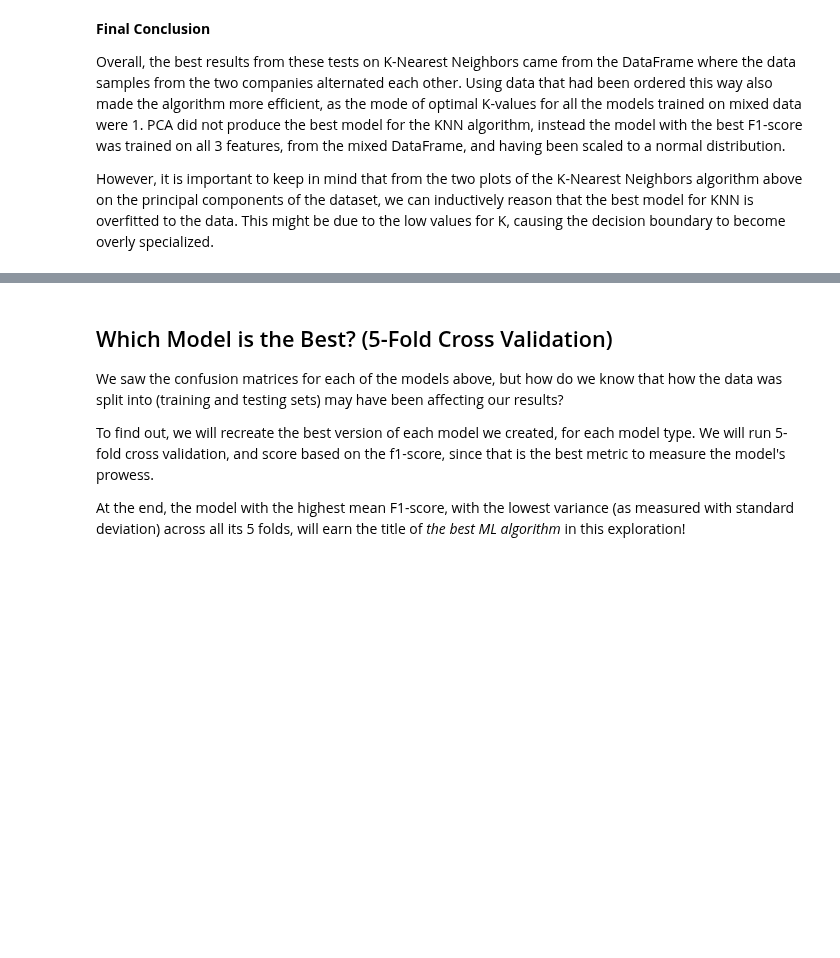
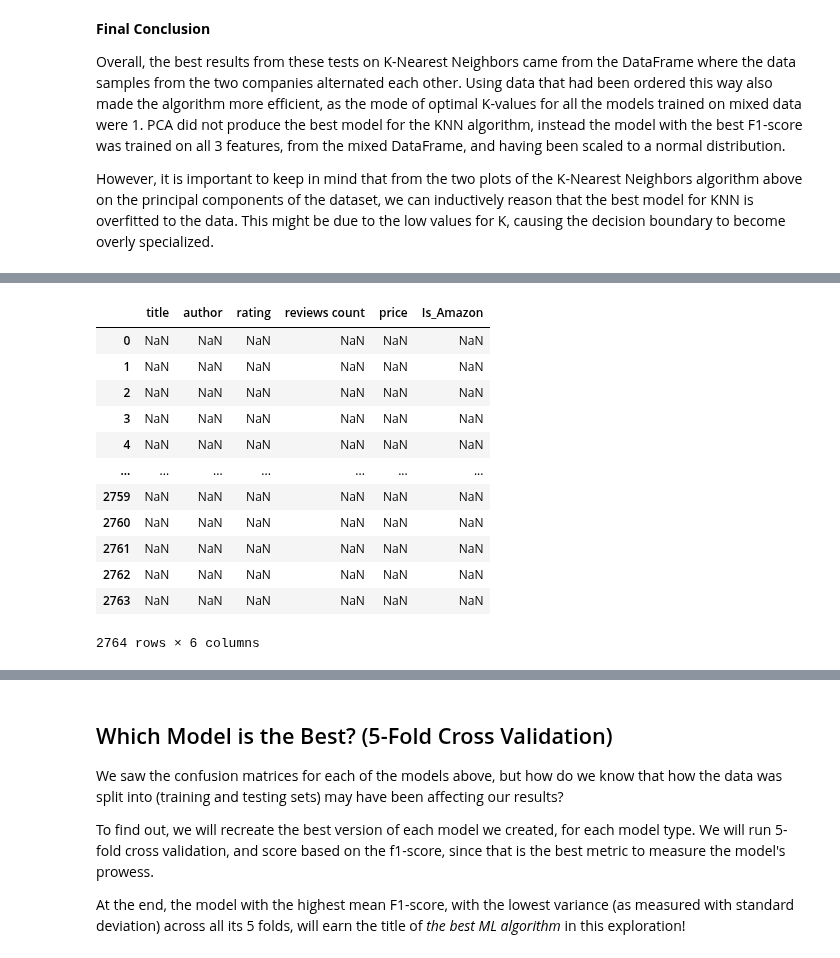
Before and after one commit to UPstartDeveloper/bookstore-classifier, a Jupyter notebook: classifications.ipynb, the cells around one changed output, grey strips where cells are left out. Cells and saved outputs as stored; diff of their text form; code cells hidden in the pictures; blank space fills up the shorter version.

```diff
--- a/classifications.ipynb
+++ b/classifications.ipynb
@@ -1394,0 +1409,14 @@ However, it is important to keep in mind that from the two plots of the K-Neares
+# %%
+def print_book_stats(company_type):
+    '''Describe the stats for books sold by one company, for each of the dataset features.'''
+    if company_type == 1:
+        company_name = 'Amazon'
+    else:  # company_type = 0
+        company_name = 'Flipkart'
+    print(f'Statistics for Books Sold on {company_name}')
+    # to make life easier, let's use the principal components of the data for these measurements
+    return all_books_mixed[all_books_mixed['Is_Amazon'] == company_type].describe()
+
+# to make life easier, let's use the principal components of the data for these measurements
+amzn_stats = print_book_stats(1)
+amzn_stats
@@ -1394,0 +1456,43 @@ However, it is important to keep in mind that from the two plots of the K-Neares
+# %%
+def mark_distance_from_mean(feature, sample):
+    """Check how close the rating falls to the Amazon mean.
+       Returns the proper value to encode it.
+
+    """
+    amzn_mean, amzn_std = amzn_stats[feature][1], amzn_stats[feature][2]
+    if abs(sample[feature] - amzn_mean) <= amzn_std:
+        return 1
+    else: # encode to the Flipkart value
+        return 0
+
+def convert_features(df):
+    '''Binary encodes values about the standard deviation.'''
+    # copy the data
+    categorical_df = pd.DataFrame(data=None, index=list(range(len(df))), columns=df.columns)
+    # iterate over the rows of the data
+    for i in range(2, len(df)):
+        book = df.iloc[i]
+        # check how close the features falls to the Amazon mean, and encode
+        book['rating'] = mark_distance_from_mean('rating', book)
+        book['reviews count'] = mark_distance_from_mean('reviews count', book)
+        book['price'] = mark_distance_from_mean('price', book)
+        # add to the new DataFrame being made
+        categorical_df.append(book)
+    return categorical_df
+
+#categorical_books = convert_features(all_books_mixed)
+categorical_books
+# %% [output]
+|  | title | author | rating | reviews count | price | Is_Amazon |
+| 0 | NaN | NaN | NaN | NaN | NaN | NaN |
+| 1 | NaN | NaN | NaN | NaN | NaN | NaN |
+| 2 | NaN | NaN | NaN | NaN | NaN | NaN |
+| 3 | NaN | NaN | NaN | NaN | NaN | NaN |
+| 4 | NaN | NaN | NaN | NaN | NaN | NaN |
+| ... | ... | ... | ... | ... | ... | ... |
+| 2759 | NaN | NaN | NaN | NaN | NaN | NaN |
+| 2760 | NaN | NaN | NaN | NaN | NaN | NaN |
+| 2761 | NaN | NaN | NaN | NaN | NaN | NaN |
+| 2762 | NaN | NaN | NaN | NaN | NaN | NaN |
+| 2763 | NaN | NaN | NaN | NaN | NaN | NaN |
+2764 rows × 6 columns
```
Also changed, not shown: parts of 14 cells of this notebook.
